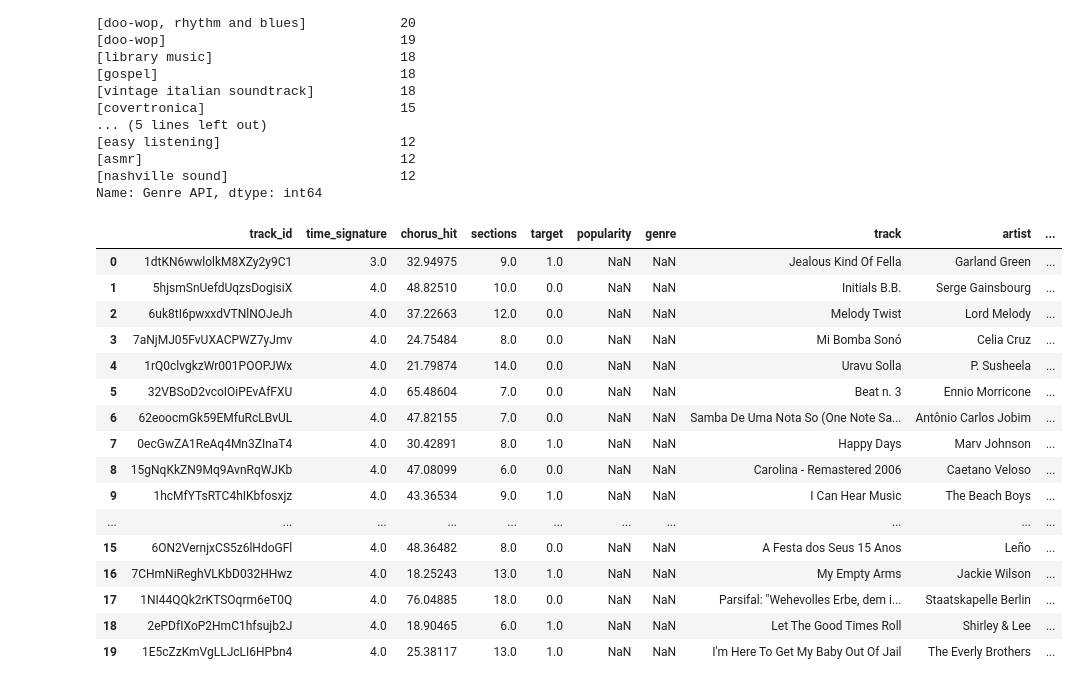
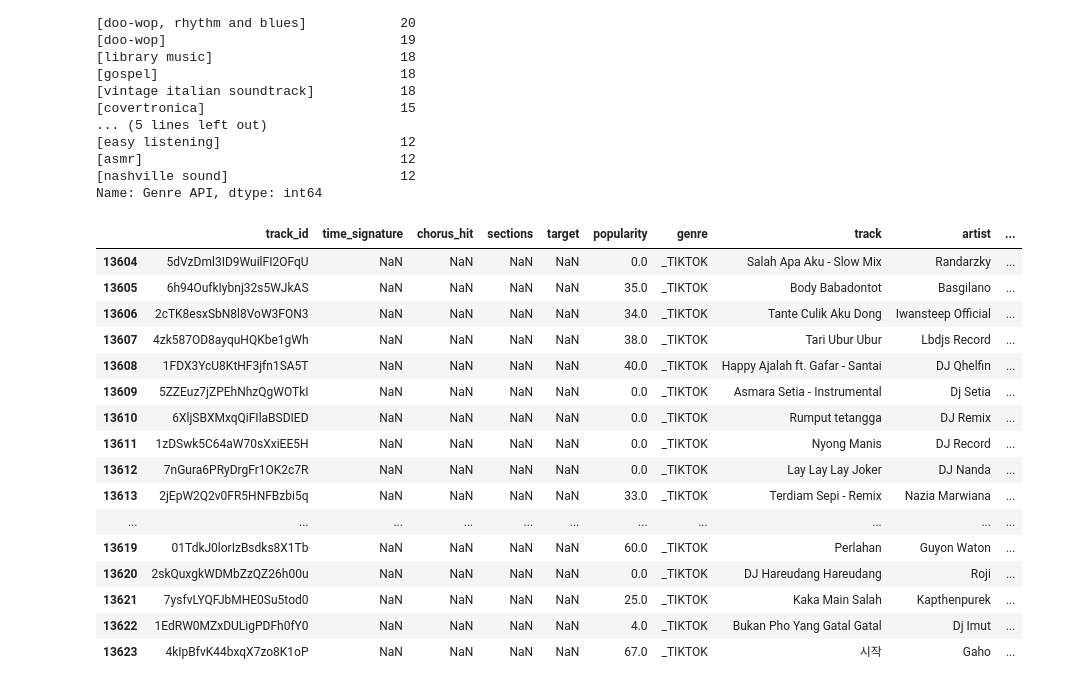
Before and after one commit to mrtz-wssl/spotify-BD, a Jupyter notebook: genre_extractor.ipynb, the cells around one changed output. Drawn from its saved outputs; the diff is of its cells as text; code cells hidden in the pictures.

Commit message:
genre added to main dataframe

```diff
--- a/genre_extractor.ipynb
+++ b/genre_extractor.ipynb
@@ -324,23 +324,23 @@ Name: Genre API, dtype: int64
 # %%
 # Adding Other to the parent genre column for all rows without a parent genre in combined dataframe
 combined.loc[combined['main_parent_genre'].isnull(), 'main_parent_genre'] = 'Other'
 
-combined.head(20)
+combined.tail(20)
 # %% [output]
 |  | track_id | time_signature | chorus_hit | sections | target | popularity | genre | track | artist | ... |
-| 0 | 1dtKN6wwlolkM8XZy2y9C1 | 3.0 | 32.94975 | 9.0 | 1.0 | NaN | NaN | Jealous Kind Of Fella | Garland Green | ... |
-| 1 | 5hjsmSnUefdUqzsDogisiX | 4.0 | 48.82510 | 10.0 | 0.0 | NaN | NaN | Initials B.B. | Serge Gainsbourg | ... |
-| 2 | 6uk8tI6pwxxdVTNlNOJeJh | 4.0 | 37.22663 | 12.0 | 0.0 | NaN | NaN | Melody Twist | Lord Melody | ... |
-| 3 | 7aNjMJ05FvUXACPWZ7yJmv | 4.0 | 24.75484 | 8.0 | 0.0 | NaN | NaN | Mi Bomba Sonó | Celia Cruz | ... |
-| 4 | 1rQ0clvgkzWr001POOPJWx | 4.0 | 21.79874 | 14.0 | 0.0 | NaN | NaN | Uravu Solla | P. Susheela | ... |
-| 5 | 32VBSoD2vcoIOiPEvAfFXU | 4.0 | 65.48604 | 7.0 | 0.0 | NaN | NaN | Beat n. 3 | Ennio Morricone | ... |
-| 6 | 62eoocmGk59EMfuRcLBvUL | 4.0 | 47.82155 | 7.0 | 0.0 | NaN | NaN | Samba De Uma Nota So (One Note Sa... | Antônio Carlos Jobim | ... |
-| 7 | 0ecGwZA1ReAq4Mn3ZInaT4 | 4.0 | 30.42891 | 8.0 | 1.0 | NaN | NaN | Happy Days | Marv Johnson | ... |
-| 8 | 15gNqKkZN9Mq9AvnRqWJKb | 4.0 | 47.08099 | 6.0 | 0.0 | NaN | NaN | Carolina - Remastered 2006 | Caetano Veloso | ... |
-| 9 | 1hcMfYTsRTC4hIKbfosxjz | 4.0 | 43.36534 | 9.0 | 1.0 | NaN | NaN | I Can Hear Music | The Beach Boys | ... |
+| 13604 | 5dVzDml3ID9WuilFI2OFqU | NaN | NaN | NaN | NaN | 0.0 | _TIKTOK | Salah Apa Aku - Slow Mix | Randarzky | ... |
+| 13605 | 6h94OufkIybnj32s5WJkAS | NaN | NaN | NaN | NaN | 35.0 | _TIKTOK | Body Babadontot | Basgilano | ... |
+| 13606 | 2cTK8esxSbN8l8VoW3FON3 | NaN | NaN | NaN | NaN | 34.0 | _TIKTOK | Tante Culik Aku Dong | Iwansteep Official | ... |
+| 13607 | 4zk587OD8ayquHQKbe1gWh | NaN | NaN | NaN | NaN | 38.0 | _TIKTOK | Tari Ubur Ubur | Lbdjs Record | ... |
+| 13608 | 1FDX3YcU8KtHF3jfn1SA5T | NaN | NaN | NaN | NaN | 40.0 | _TIKTOK | Happy Ajalah ft. Gafar - Santai | DJ Qhelfin | ... |
+| 13609 | 5ZZEuz7jZPEhNhzQgWOTkI | NaN | NaN | NaN | NaN | 0.0 | _TIKTOK | Asmara Setia - Instrumental | Dj Setia | ... |
+| 13610 | 6XljSBXMxqQiFIlaBSDIED | NaN | NaN | NaN | NaN | 0.0 | _TIKTOK | Rumput tetangga | DJ Remix | ... |
+| 13611 | 1zDSwk5C64aW70sXxiEE5H | NaN | NaN | NaN | NaN | 0.0 | _TIKTOK | Nyong Manis | DJ Record | ... |
+| 13612 | 7nGura6PRyDrgFr1OK2c7R | NaN | NaN | NaN | NaN | 0.0 | _TIKTOK | Lay Lay Lay Joker | DJ Nanda | ... |
+| 13613 | 2jEpW2Q2v0FR5HNFBzbi5q | NaN | NaN | NaN | NaN | 33.0 | _TIKTOK | Terdiam Sepi - Remix | Nazia Marwiana | ... |
 | ... | ... | ... | ... | ... | ... | ... | ... | ... | ... | ... |
-| 15 | 6ON2VernjxCS5z6lHdoGFl | 4.0 | 48.36482 | 8.0 | 0.0 | NaN | NaN | A Festa dos Seus 15 Anos | Leño | ... |
-| 16 | 7CHmNiReghVLKbD032HHwz | 4.0 | 18.25243 | 13.0 | 1.0 | NaN | NaN | My Empty Arms | Jackie Wilson | ... |
-| 17 | 1NI44QQk2rKTSOqrm6eT0Q | 4.0 | 76.04885 | 18.0 | 0.0 | NaN | NaN | Parsifal: "Wehevolles Erbe, dem i... | Staatskapelle Berlin | ... |
-| 18 | 2ePDfIXoP2HmC1hfsujb2J | 4.0 | 18.90465 | 6.0 | 1.0 | NaN | NaN | Let The Good Times Roll | Shirley & Lee | ... |
-| 19 | 1E5cZzKmVgLLJcLI6HPbn4 | 4.0 | 25.38117 | 13.0 | 1.0 | NaN | NaN | I'm Here To Get My Baby Out Of Jail | The Everly Brothers | ... |
+| 13619 | 01TdkJ0lorIzBsdks8X1Tb | NaN | NaN | NaN | NaN | 60.0 | _TIKTOK | Perlahan | Guyon Waton | ... |
+| 13620 | 2skQuxgkWDMbZzQZ26h00u | NaN | NaN | NaN | NaN | 0.0 | _TIKTOK | DJ Hareudang Hareudang | Roji | ... |
+| 13621 | 7ysfvLYQFJbMHE0Su5tod0 | NaN | NaN | NaN | NaN | 25.0 | _TIKTOK | Kaka Main Salah | Kapthenpurek | ... |
+| 13622 | 1EdRW0MZxDULigPDFh0fY0 | NaN | NaN | NaN | NaN | 4.0 | _TIKTOK | Bukan Pho Yang Gatal Gatal | Dj Imut | ... |
+| 13623 | 4kIpBfvK44bxqX7zo8K1oP | NaN | NaN | NaN | NaN | 67.0 | _TIKTOK | 시작 | Gaho | ... |
```
Also changed, not shown: 1 other file.
